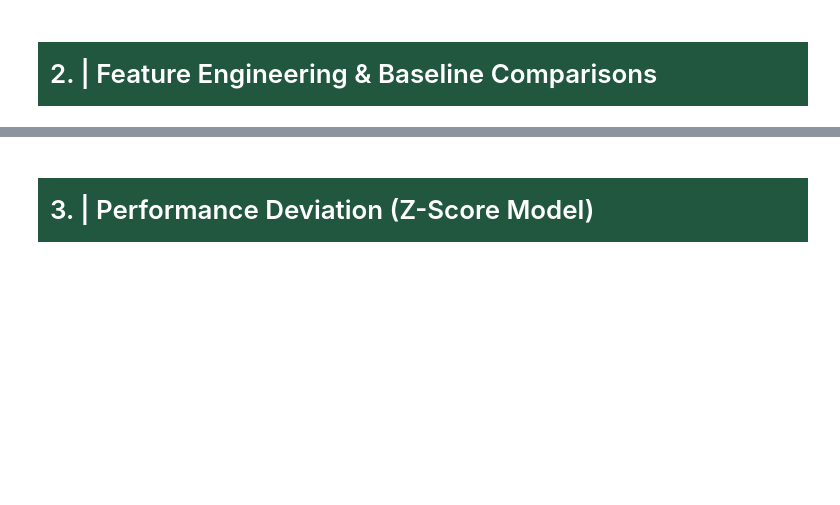
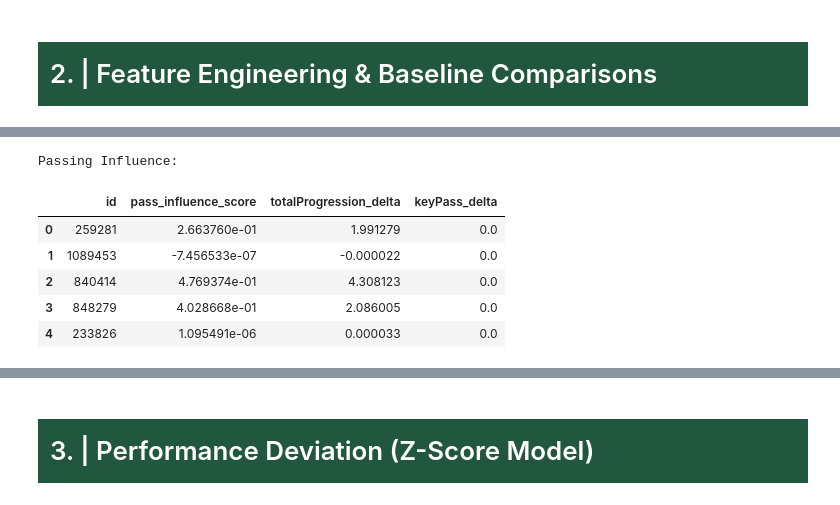
Before and after one commit to AI-Assistant-for-Football-Tactical/AI, a Jupyter notebook: in_match.ipynb, the cells around one changed output, grey strips where cells are left out. Cells and saved outputs as stored; diff of their text form; code cells hidden in the pictures; blank space fills up the shorter version.

```diff
--- a/in_match.ipynb
+++ b/in_match.ipynb
@@ -800,0 +992,28 @@ player_delta , events_delta , heatmaps_delta , shotmaps_delta , features_delta =
+# %%
+def compute_team_passing_influence(player_delta_df):
+    """Calculates individual passing influence from delta volume metrics."""
+    if player_delta_df.empty: return pd.DataFrame()
+
+    df = player_delta_df.copy()
+    for col in ['totalProgression_delta', 'keyPass_delta', 'totalPass_delta']:
+        if col not in df.columns: df[col] = 0.0
+
+    prog_score = (df['totalProgression_delta'] / 150.0).clip(upper=1.0) * 5
+    key_score = (df['keyPass_delta'] / 3.0).clip(upper=1.0) * 3
+    vol_score = (df['totalPass_delta'] / 30.0).clip(upper=1.0) * 2
+
+    df['pass_influence_score'] = (prog_score + key_score + vol_score).fillna(0)
+    return df[['id', 'pass_influence_score', 'totalProgression_delta', 'keyPass_delta']]
+
+# Run and Output
+pass_features = compute_team_passing_influence(player_delta)
+print("Passing Influence:")
+display(pass_features.head())
+# %% [output]
+Passing Influence:
+|  | id | pass_influence_score | totalProgression_delta | keyPass_delta |
+| 0 | 259281 | 2.663760e-01 | 1.991279 | 0.0 |
+| 1 | 1089453 | -7.456533e-07 | -0.000022 | 0.0 |
+| 2 | 840414 | 4.769374e-01 | 4.308123 | 0.0 |
+| 3 | 848279 | 4.028668e-01 | 2.086005 | 0.0 |
+| 4 | 233826 | 1.095491e-06 | 0.000033 | 0.0 |
```
Also changed, not shown: parts of 23 cells of this notebook.
